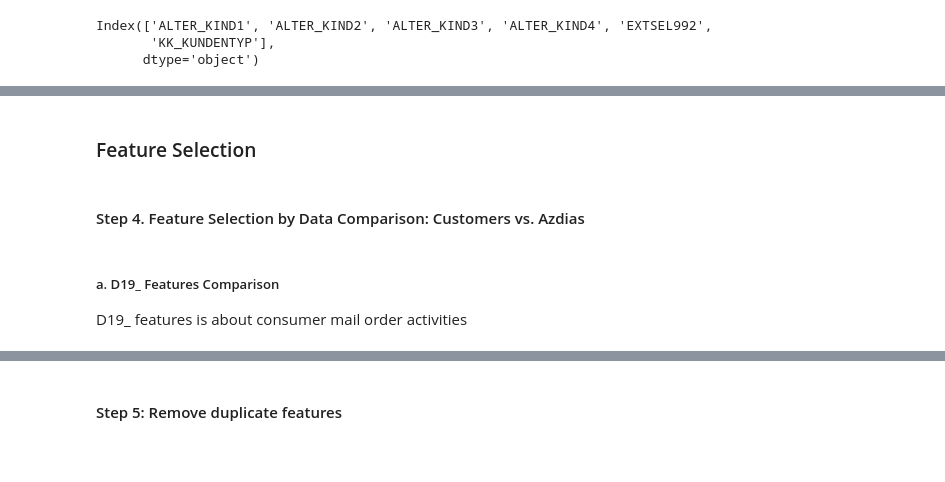
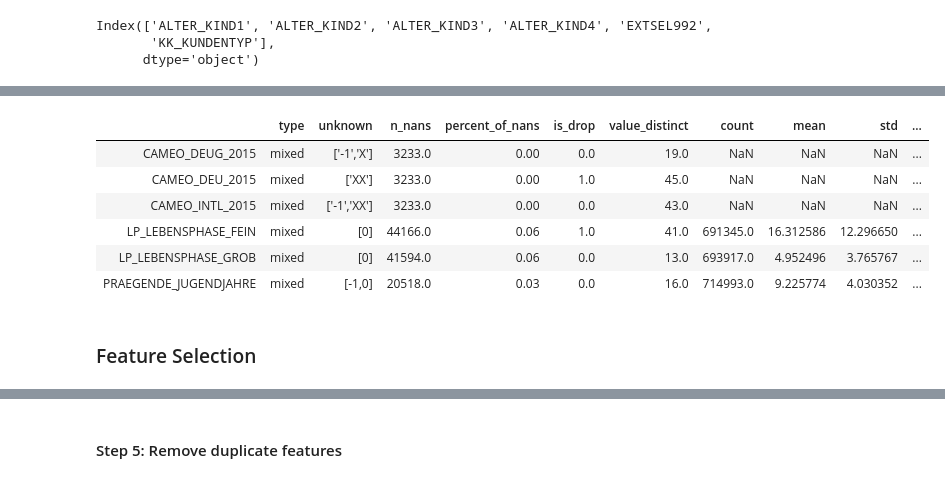
Before and after one commit to binliu-base/udacity-dsnd-capstone-arvato, a Jupyter notebook: Arvato Project Workbook.ipynb, the cells around one changed output, grey strips where cells are left out. Cells and saved outputs as stored; diff of their text form; code cells hidden in the pictures; blank space fills up the shorter version.

```diff
--- a/Arvato Project Workbook.ipynb
+++ b/Arvato Project Workbook.ipynb
@@ -223,7 +254,12 @@ Delete 6 features in total
+# %%
+eda_azdias.feat_info.loc[eda_azdias.feat_info.type=='mixed']
+# %% [output]
+|  | type | unknown | n_nans | percent_of_nans | is_drop | value_distinct | count | mean | std | ... |
+| CAMEO_DEUG_2015 | mixed | ['-1','X'] | 3233.0 | 0.00 | 0.0 | 19.0 | NaN | NaN | NaN | ... |
+| CAMEO_DEU_2015 | mixed | ['XX'] | 3233.0 | 0.00 | 1.0 | 45.0 | NaN | NaN | NaN | ... |
+| CAMEO_INTL_2015 | mixed | ['-1','XX'] | 3233.0 | 0.00 | 0.0 | 43.0 | NaN | NaN | NaN | ... |
+| LP_LEBENSPHASE_FEIN | mixed | [0] | 44166.0 | 0.06 | 1.0 | 41.0 | 691345.0 | 16.312586 | 12.296650 | ... |
+| LP_LEBENSPHASE_GROB | mixed | [0] | 41594.0 | 0.06 | 0.0 | 13.0 | 693917.0 | 4.952496 | 3.765767 | ... |
+| PRAEGENDE_JUGENDJAHRE | mixed | [-1,0] | 20518.0 | 0.03 | 0.0 | 16.0 | 714993.0 | 9.225774 | 4.030352 | ... |
 # %% [markdown]
 ### Feature Selection
-# %% [markdown]
-####  Step 4. Feature Selection by Data Comparison:  Customers vs. Azdias
-# %% [markdown]
-##### a.  D19_  Features Comparison
-D19_ features is about consumer mail order activities
```
Also changed, not shown: parts of 74 cells of this notebook, 2 other files.
